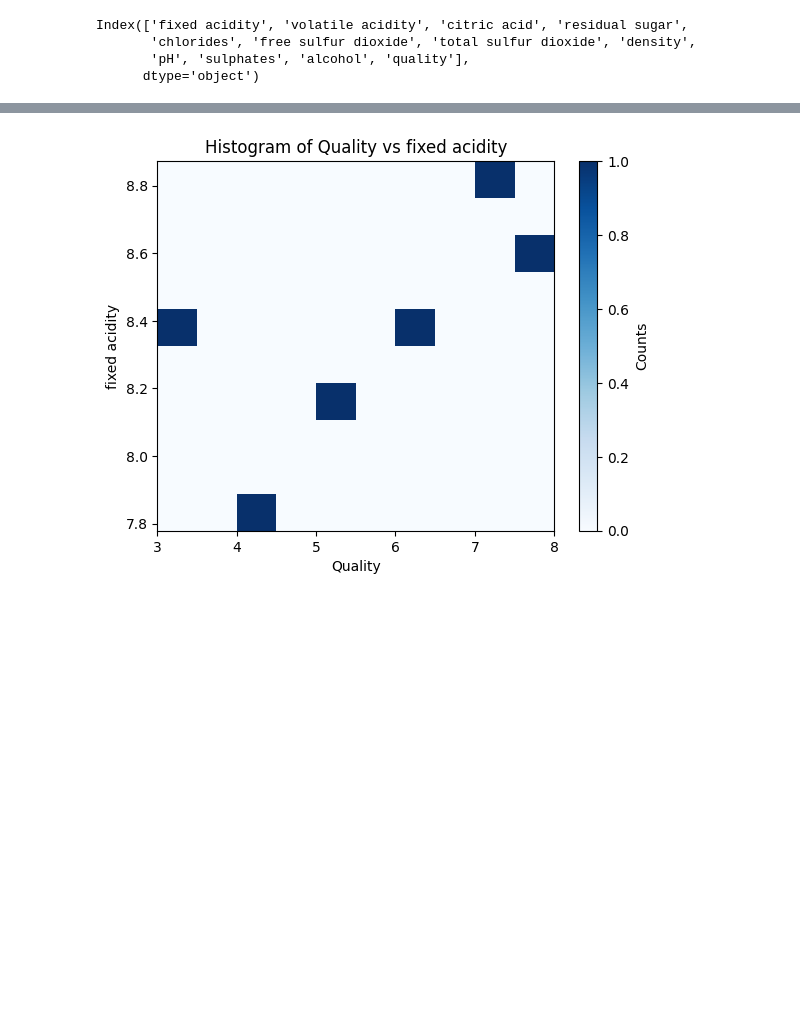
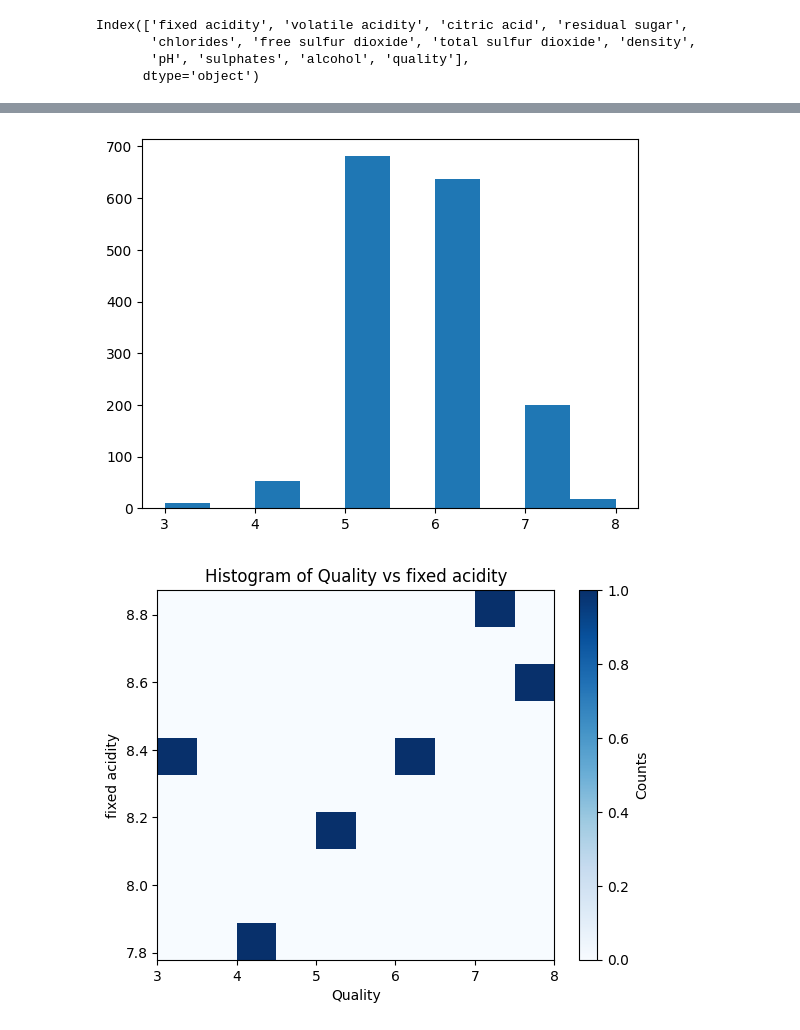
Before and after one commit to asheshh-lal/Predict-Wine-Quality, a Jupyter notebook: Model-to-predict-the-quality-of-wine.ipynb, the cells around one changed output, grey strips where cells are left out. Cells and saved outputs as stored; diff of their text form; code cells hidden in the pictures; blank space fills up the shorter version.

```diff
--- a/Model-to-predict-the-quality-of-wine.ipynb
+++ b/Model-to-predict-the-quality-of-wine.ipynb
@@ -101,3 +124,8 @@ a.columns[0]
+# %%
+plt.hist(df['quality'])
+plt.show()
+# %% [output]
+[figure, added]
 # %%
 # plotting the different metrics for quality vs all other columns in the table
 
```
Also changed, not shown: parts of 10 cells of this notebook.
